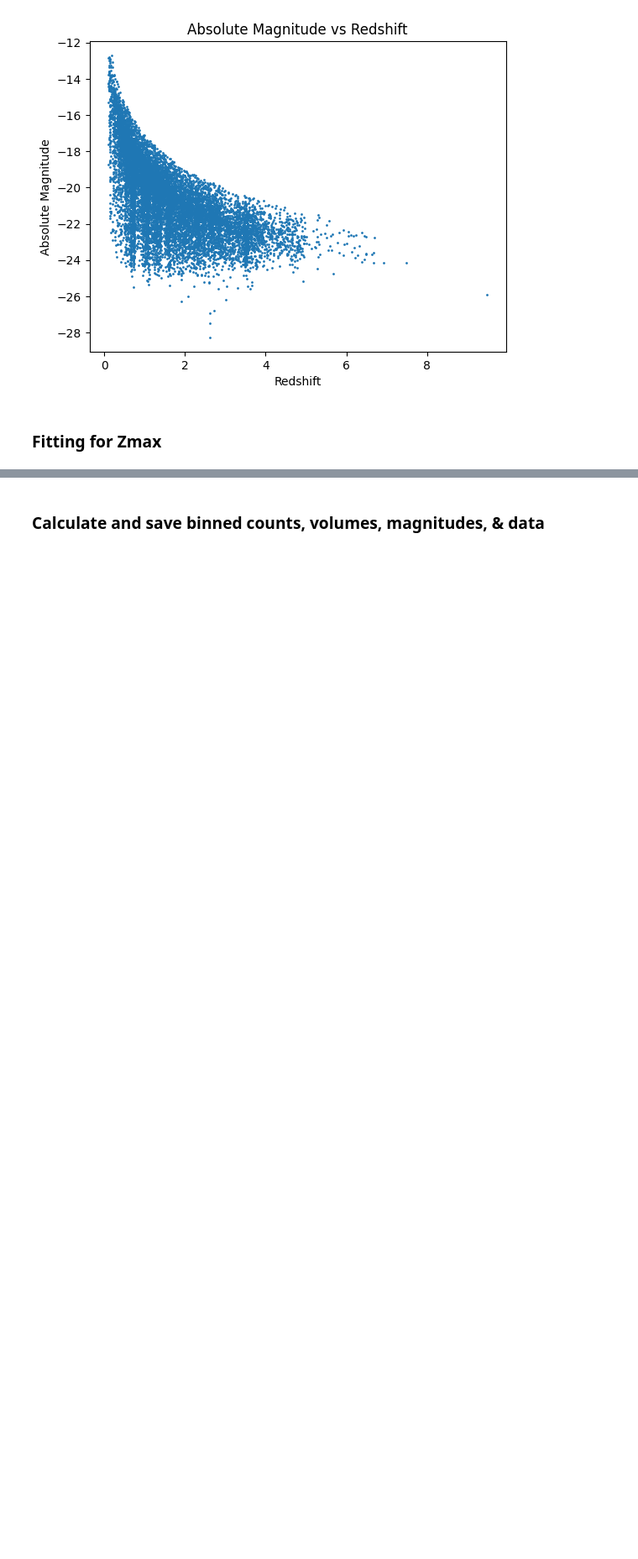
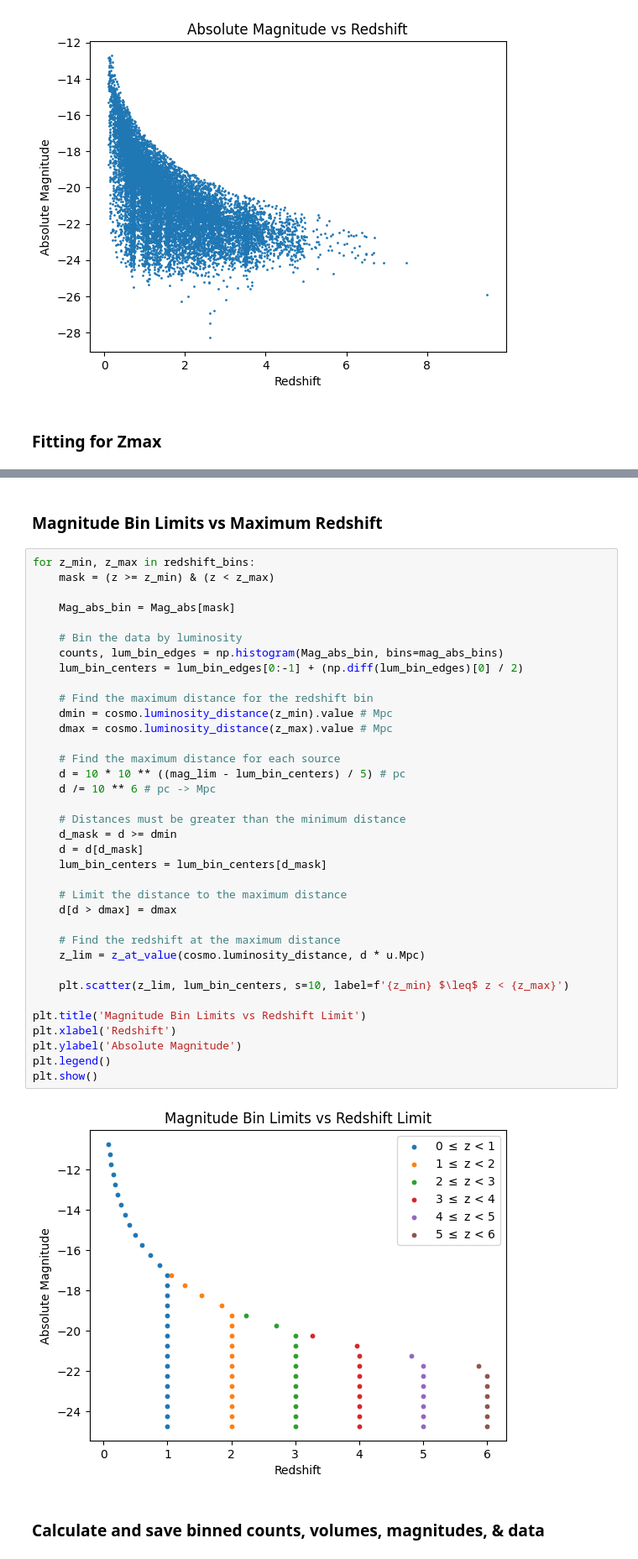
Before and after one commit to daniel-lyon/MPhil-Code, a Jupyter notebook: LUMFUNCS/vmax.ipynb, the cells around one changed output, grey strips where cells are left out. Shown: that part at 84% size. Saved outputs shown, nothing was run; the diff lists cells and outputs as text; blank space fills up the shorter version.

```diff
--- a/LUMFUNCS/vmax.ipynb
+++ b/LUMFUNCS/vmax.ipynb
@@ -105,3 +145,43 @@ plt.show()
+# %% [markdown]
+### Magnitude Bin Limits vs Maximum Redshift
+# %%
+for z_min, z_max in redshift_bins:
+    mask = (z >= z_min) & (z < z_max)
+
+    Mag_abs_bin = Mag_abs[mask]
+
+    # Bin the data by luminosity
+    counts, lum_bin_edges = np.histogram(Mag_abs_bin, bins=mag_abs_bins)
+    lum_bin_centers = lum_bin_edges[0:-1] + (np.diff(lum_bin_edges)[0] / 2)
+
+    # Find the maximum distance for the redshift bin
+    dmin = cosmo.luminosity_distance(z_min).value # Mpc
+    dmax = cosmo.luminosity_distance(z_max).value # Mpc
+
+    # Find the maximum distance for each source
+    d = 10 * 10 ** ((mag_lim - lum_bin_centers) / 5) # pc
+    d /= 10 ** 6 # pc -> Mpc
+
+    # Distances must be greater than the minimum distance
+    d_mask = d >= dmin
+    d = d[d_mask]
+    lum_bin_centers = lum_bin_centers[d_mask]
+
+    # Limit the distance to the maximum distance
+    d[d > dmax] = dmax
+
+    # Find the redshift at the maximum distance
+    z_lim = z_at_value(cosmo.luminosity_distance, d * u.Mpc)
+
+    plt.scatter(z_lim, lum_bin_centers, s=10, label=f'{z_min} $\leq$ z < {z_max}')
+
+plt.title('Magnitude Bin Limits vs Redshift Limit')
+plt.xlabel('Redshift')
+plt.ylabel('Absolute Magnitude')
+plt.legend()
+plt.show()
+# %% [output]
+[figure, added]
 # %% [markdown]
 ### Calculate and save binned counts, volumes, magnitudes, & data
 # %%
```
Also changed, not shown: parts of 9 cells of this notebook, 1 other file.
